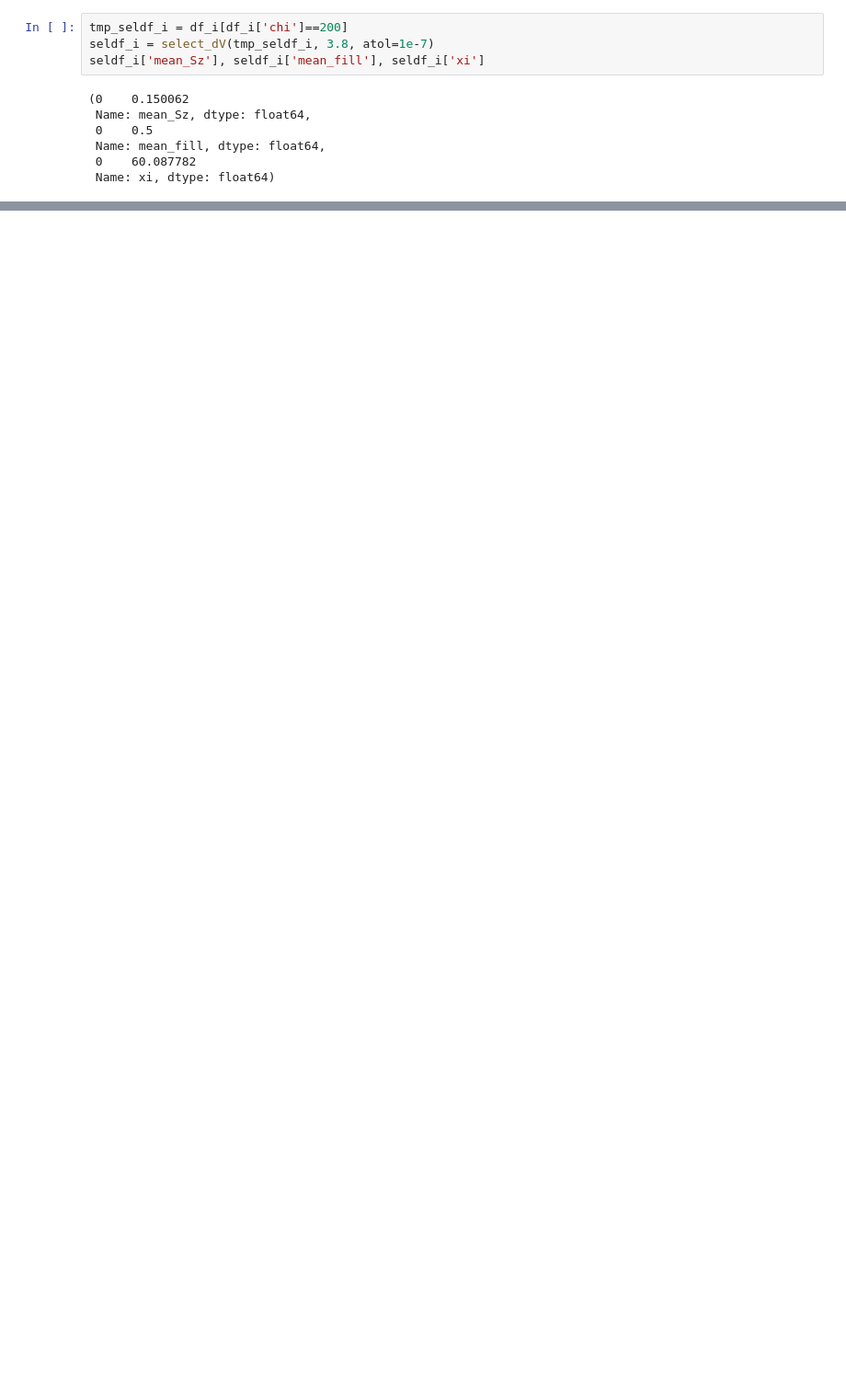
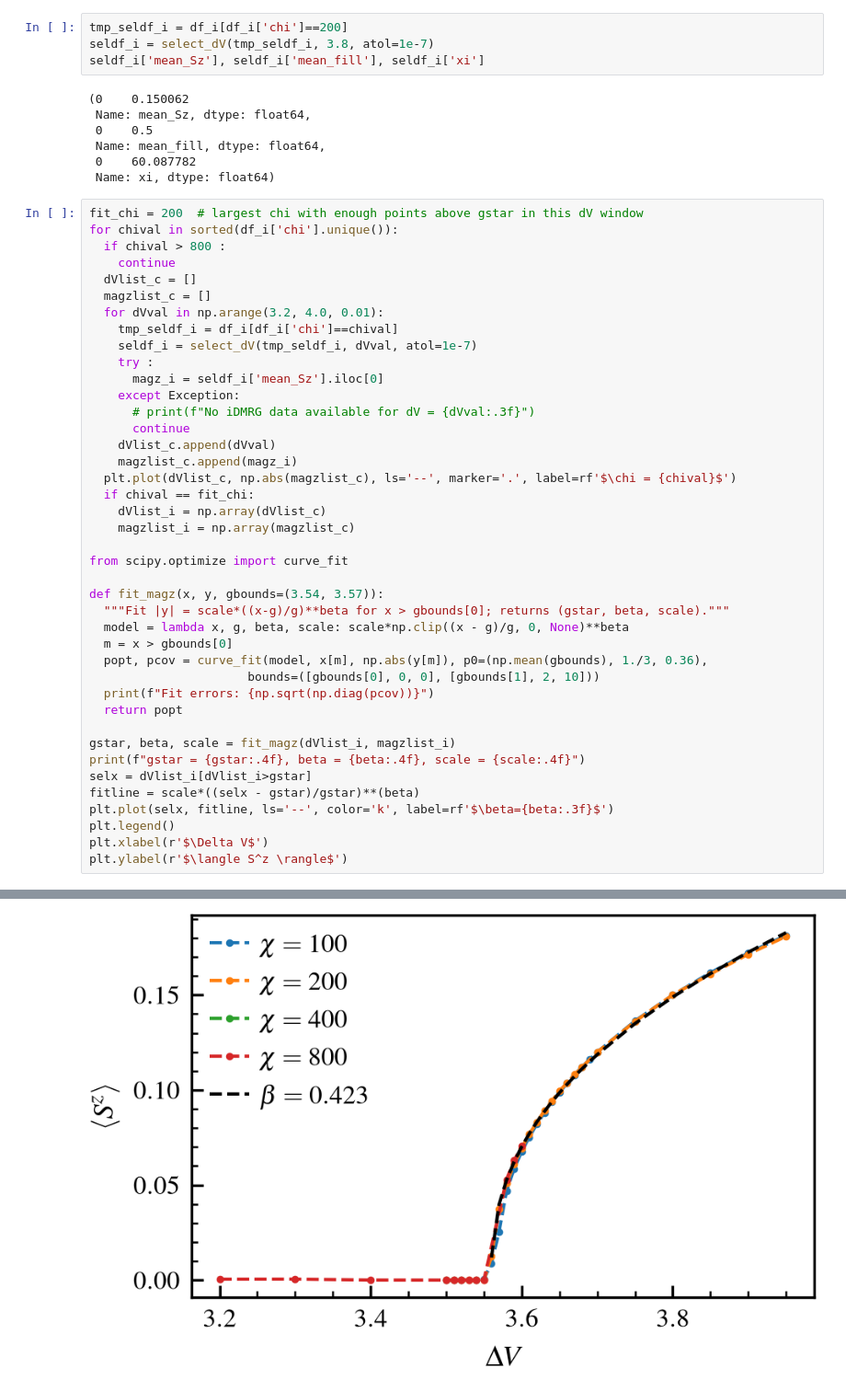
Before and after one commit to aravindhshankar/Spin1LongRangeOrder.jl, a Jupyter notebook: python/figmaker/Continuous_PT_magz.ipynb, the cells around one changed output, grey strips where cells are left out. Shown at 92% size. Cells and saved outputs as stored; diff of their text form; blank space fills up the shorter version.

```diff
--- a/python/figmaker/Continuous_PT_magz.ipynb
+++ b/python/figmaker/Continuous_PT_magz.ipynb
@@ -107,3 +107,45 @@ seldf_i['mean_Sz'], seldf_i['mean_fill'], seldf_i['xi']
  Name: mean_fill, dtype: float64,
  0    60.087782
  Name: xi, dtype: float64)
+# %%
+fit_chi = 200  # largest chi with enough points above gstar in this dV window
+for chival in sorted(df_i['chi'].unique()):
+  if chival > 800 :
+    continue
+  dVlist_c = []
+  magzlist_c = []
+  for dVval in np.arange(3.2, 4.0, 0.01):
+    tmp_seldf_i = df_i[df_i['chi']==chival]
+    seldf_i = select_dV(tmp_seldf_i, dVval, atol=1e-7)
+    try :
+      magz_i = seldf_i['mean_Sz'].iloc[0]
+    except Exception:
+      # print(f"No iDMRG data available for dV = {dVval:.3f}")
+      continue
+    dVlist_c.append(dVval)
+    magzlist_c.append(magz_i)
+  plt.plot(dVlist_c, np.abs(magzlist_c), ls='--', marker='.', label=rf'$\chi = {chival}$')
+  if chival == fit_chi:
+    dVlist_i = np.array(dVlist_c)
+    magzlist_i = np.array(magzlist_c)
+
+from scipy.optimize import curve_fit
+
+def fit_magz(x, y, gbounds=(3.54, 3.57)):
+  """Fit |y| = scale*((x-g)/g)**beta for x > gbounds[0]; returns (gstar, beta, scale)."""
+  model = lambda x, g, beta, scale: scale*np.clip((x - g)/g, 0, None)**beta
+  m = x > gbounds[0]
+  popt, pcov = curve_fit(model, x[m], np.abs(y[m]), p0=(np.mean(gbounds), 1./3, 0.36),
+                      bounds=([gbounds[0], 0, 0], [gbounds[1], 2, 10]))
+  print(f"Fit errors: {np.sqrt(np.diag(pcov))}")
+  return popt
+
+gstar, beta, scale = fit_magz(dVlist_i, magzlist_i)
+print(f"gstar = {gstar:.4f}, beta = {beta:.4f}, scale = {scale:.4f}")
+selx = dVlist_i[dVlist_i>gstar]
+fitline = scale*((selx - gstar)/gstar)**(beta)
+plt.plot(selx, fitline, ls='--', color='k', label=rf'$\beta={beta:.3f}$')
+plt.legend()
+plt.xlabel(r'$\Delta V$')
+plt.ylabel(r'$\langle S^z \rangle$')
+# %% [output]
@@ -109,0 +155 @@ seldf_i['mean_Sz'], seldf_i['mean_fill'], seldf_i['xi']
+[figure, added]
```
Also changed, not shown: parts of 3 cells of this notebook, 1 other file.
